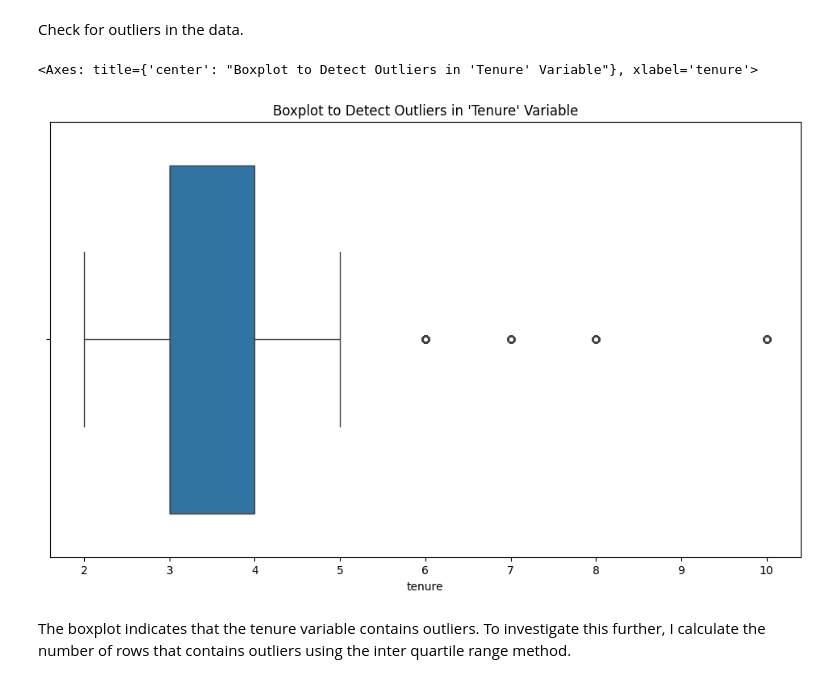
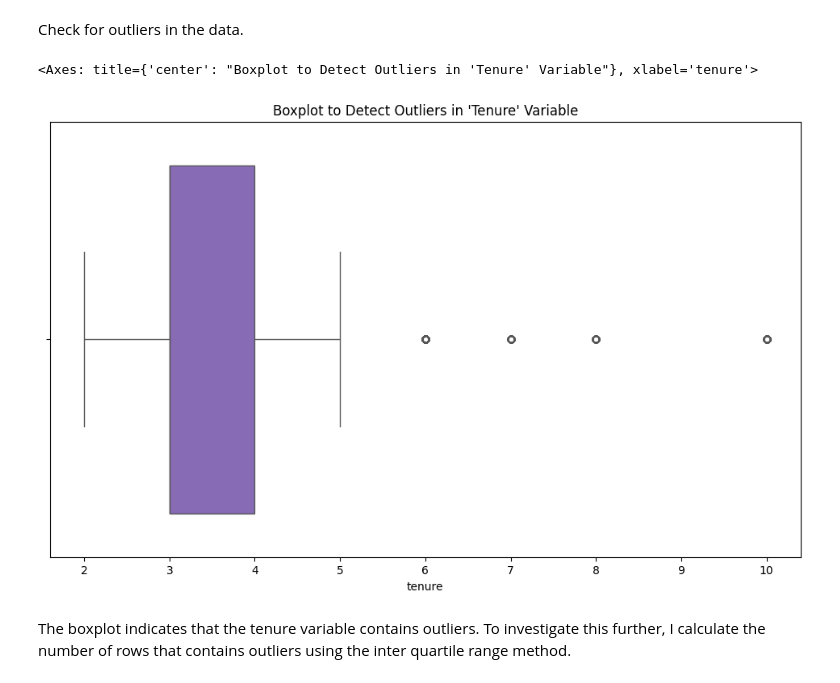
Before and after one commit to frederiklange/capstone_project_google_advanced_data_analytics, a Jupyter notebook: notebooks/capstone_project_notebook.ipynb, the cells around one changed output. Cells and saved outputs as stored; diff of their text form; code cells hidden in the pictures.

```diff
--- a/notebooks/capstone_project_notebook.ipynb
+++ b/notebooks/capstone_project_notebook.ipynb
@@ -274,11 +249,11 @@ Check for outliers in the data.
 # %%
 # Create a boxplot to visualize distribution of `tenure` and detect any outliers
 plt.figure(figsize=(12,7))
 plt.title("Boxplot to Detect Outliers in 'Tenure' Variable")
-sns.boxplot(data=hr_data_no_duplicates, x="tenure")
+sns.boxplot(data=hr_data_no_duplicates, x="tenure", color="#845EC2")
 # %% [output]
 <Axes: title={'center': "Boxplot to Detect Outliers in 'Tenure' Variable"}, xlabel='tenure'>
-[figure, old version]
+[figure, new version]
 # %% [markdown]
 The boxplot indicates that the tenure variable contains outliers. To investigate this further, I calculate the number of rows that contains outliers using the inter quartile range method.
 # %%
```
Also changed, not shown: parts of 37 cells of this notebook.
